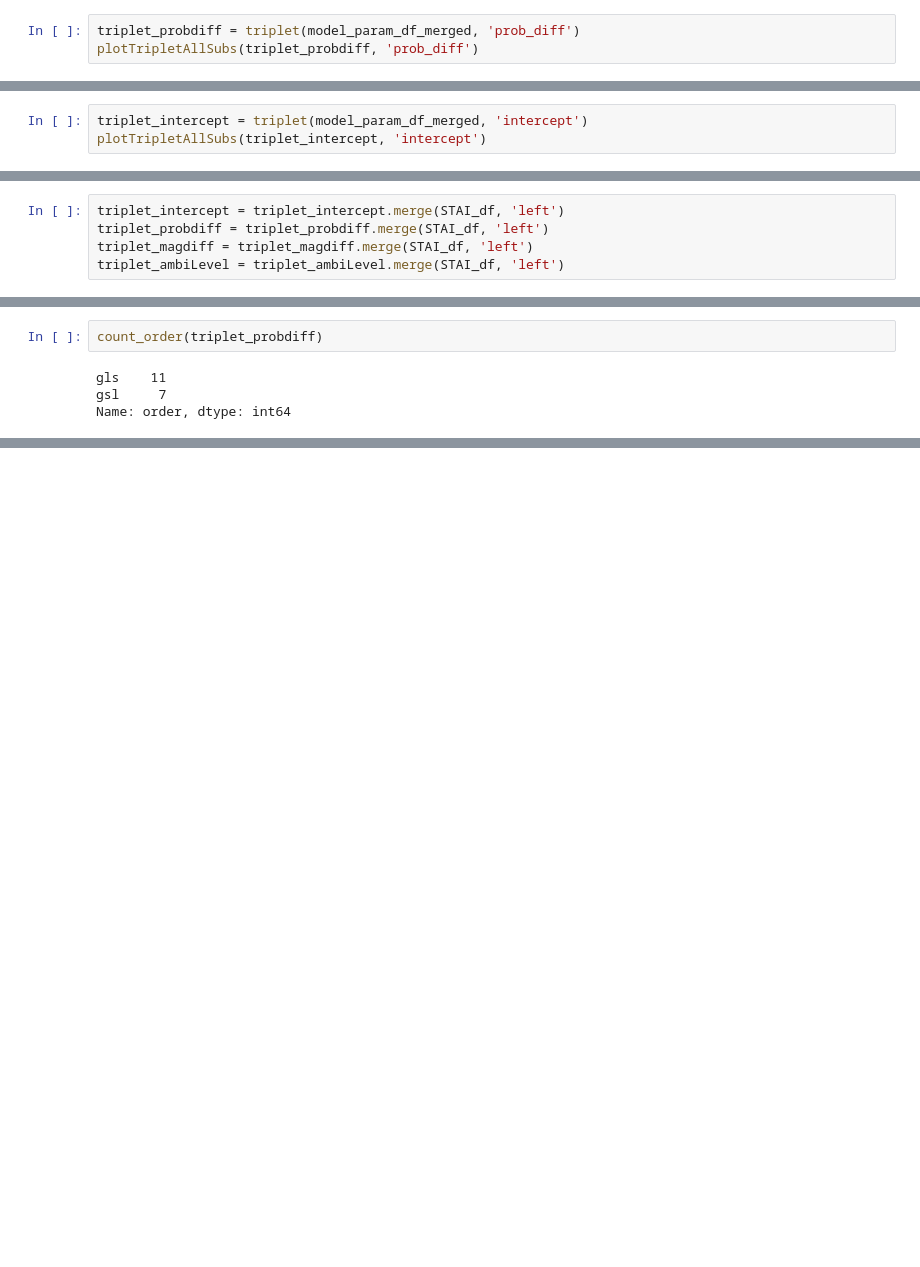
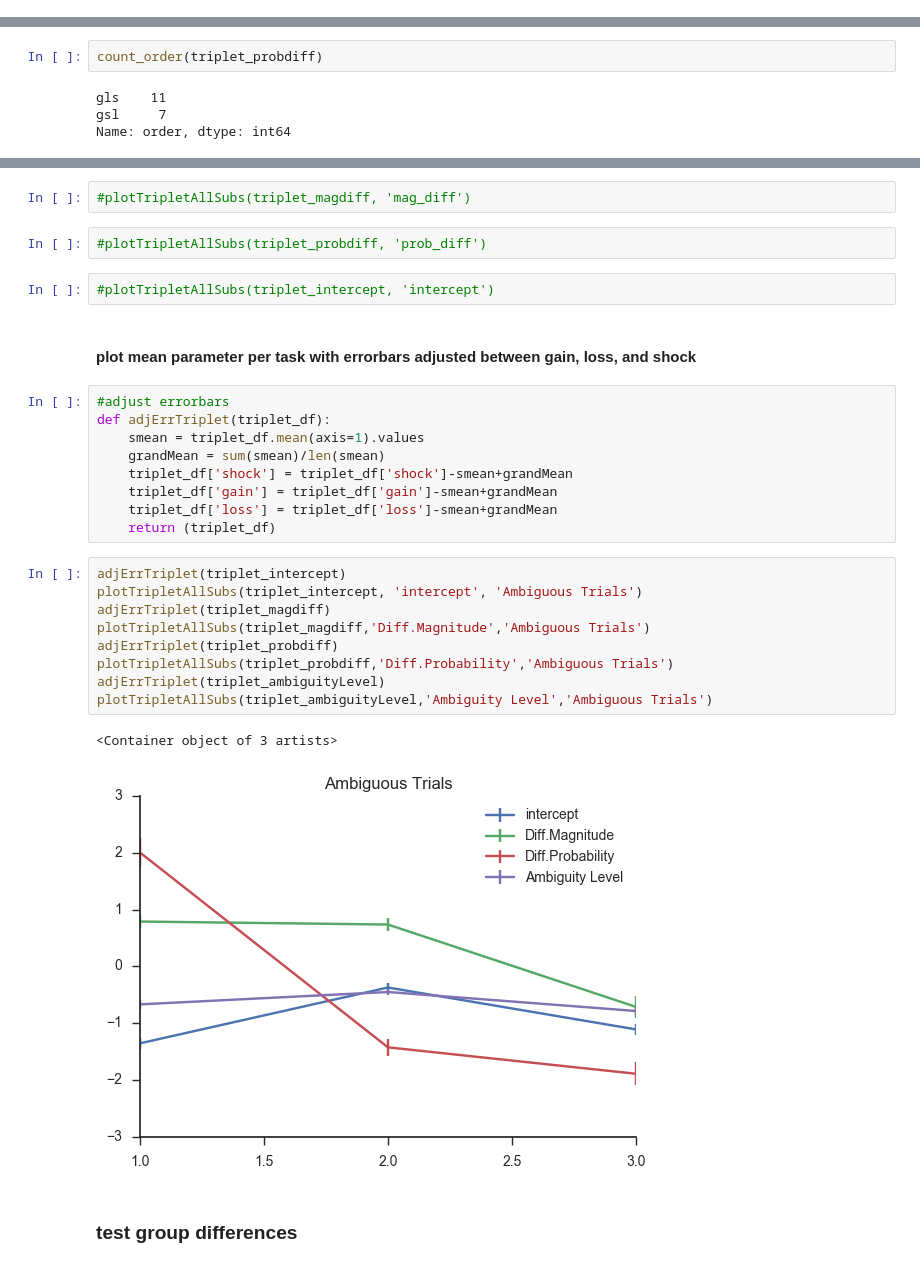
Before and after one commit to crgagne/ambi_gain_loss_shock, a Jupyter notebook: notebooks/Basic_Analyses.ipynb, the cells around one changed output, grey strips where cells are left out. Drawn from its saved outputs; the diff is of its cells as text; blank space fills up the shorter version.

```diff
--- a/notebooks/Basic_Analyses.ipynb
+++ b/notebooks/Basic_Analyses.ipynb
@@ -428,3 +368,0 @@ plotTripletAllSubs(triplet_magdiff, 'mag_diff')
-# %%
-triplet_probdiff = triplet(model_param_df_merged, 'prob_diff')
-plotTripletAllSubs(triplet_probdiff, 'prob_diff')
@@ -434,3 +368,0 @@ plotTripletAllSubs(triplet_probdiff, 'prob_diff')
-# %%
-triplet_intercept = triplet(model_param_df_merged, 'intercept')
-plotTripletAllSubs(triplet_intercept, 'intercept')
@@ -500,5 +368,0 @@ f=plotTriplet(triplet_intercept, 'intercept')
-# %%
-triplet_intercept = triplet_intercept.merge(STAI_df, 'left')
-triplet_probdiff = triplet_probdiff.merge(STAI_df, 'left')
-triplet_magdiff = triplet_magdiff.merge(STAI_df, 'left')
-triplet_ambiLevel = triplet_ambiLevel.merge(STAI_df, 'left')
@@ -620,0 +535,31 @@ sns.countplot(x='parameter', hue='order', data=tableOrder)
+# %%
+#plotTripletAllSubs(triplet_magdiff, 'mag_diff')
+# %%
+#plotTripletAllSubs(triplet_probdiff, 'prob_diff')
+# %%
+#plotTripletAllSubs(triplet_intercept, 'intercept')
+# %% [markdown]
+#### plot mean parameter per task with errorbars adjusted between gain, loss, and shock
+# %%
+#adjust errorbars
+def adjErrTriplet(triplet_df):
+    smean = triplet_df.mean(axis=1).values
+    grandMean = sum(smean)/len(smean)
+    triplet_df['shock'] = triplet_df['shock']-smean+grandMean
+    triplet_df['gain'] = triplet_df['gain']-smean+grandMean
+    triplet_df['loss'] = triplet_df['loss']-smean+grandMean
+    return (triplet_df)
+# %%
+adjErrTriplet(triplet_intercept)
+plotTripletAllSubs(triplet_intercept, 'intercept', 'Ambiguous Trials')
+adjErrTriplet(triplet_magdiff)
+plotTripletAllSubs(triplet_magdiff,'Diff.Magnitude','Ambiguous Trials')
+adjErrTriplet(triplet_probdiff)
+plotTripletAllSubs(triplet_probdiff,'Diff.Probability','Ambiguous Trials')
+adjErrTriplet(triplet_ambiguityLevel)
+plotTripletAllSubs(triplet_ambiguityLevel,'Ambiguity Level','Ambiguous Trials')
+# %% [output]
+<Container object of 3 artists>
+[figure, added]
+# %% [markdown]
+### test group differences
```
Also changed, not shown: parts of 64 cells of this notebook, 2 other files.
